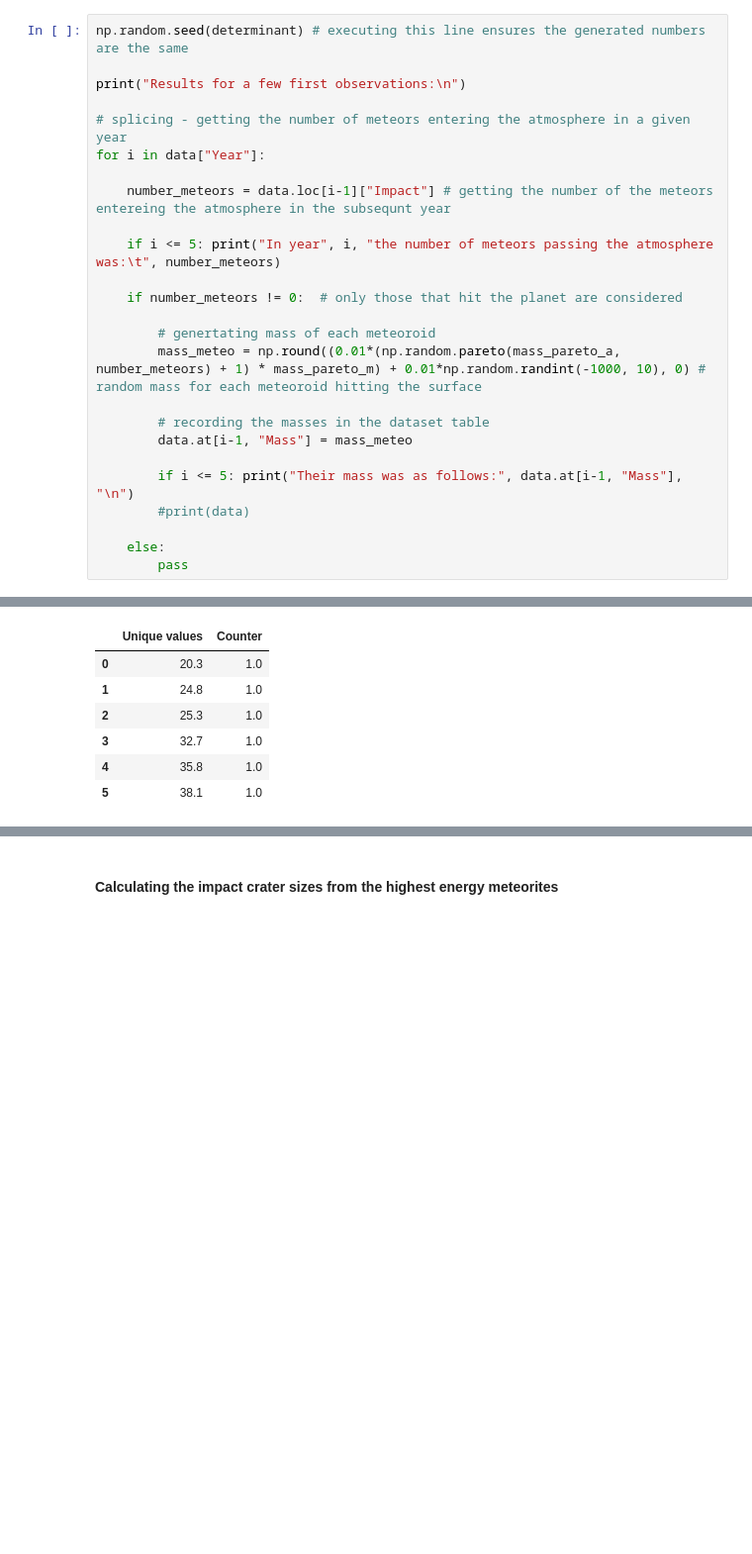
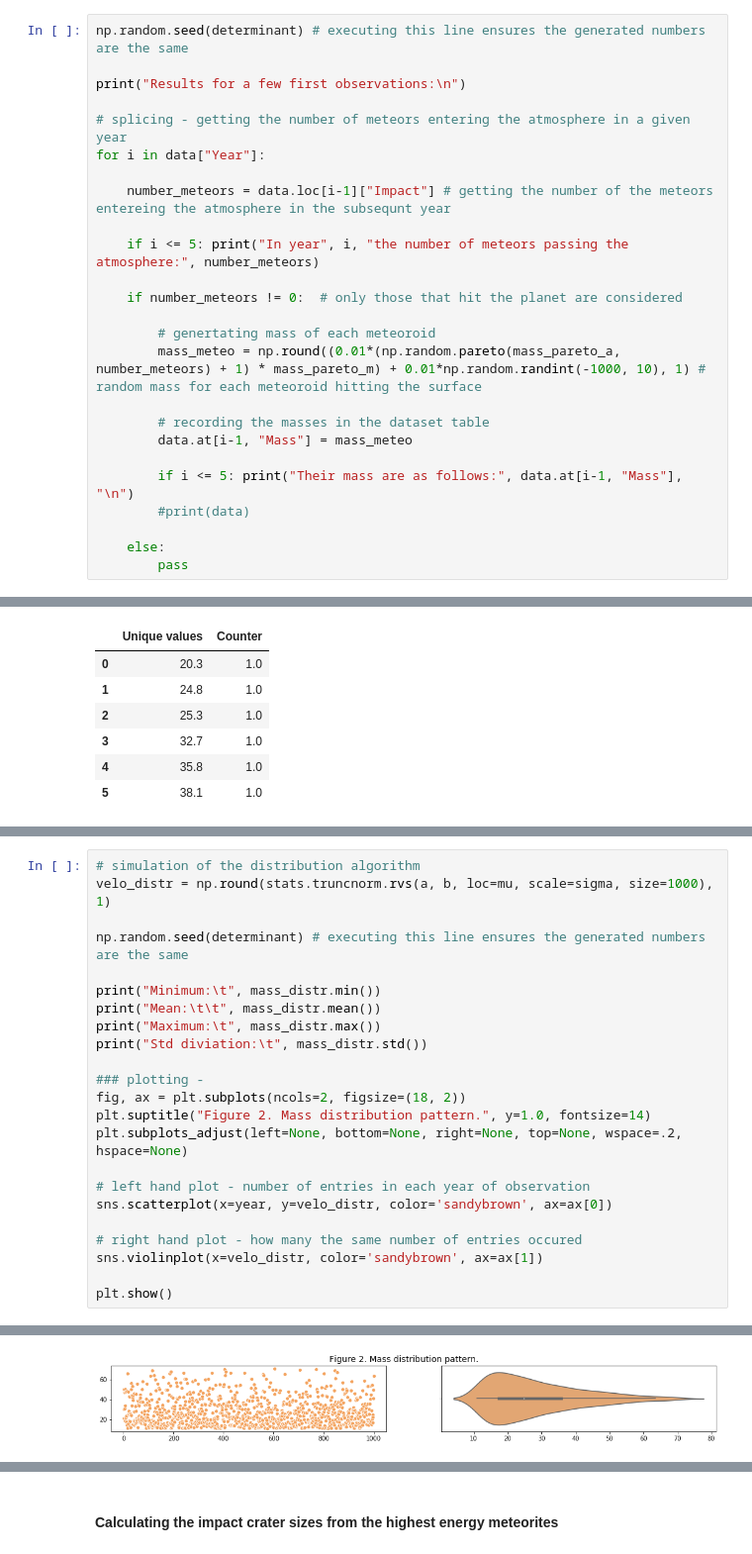
Before and after one commit to andkoc001/data_synthesis, a Jupyter notebook: data_synth_1.ipynb, the cells around one changed output, grey strips where cells are left out. Shown at 99% size. Cells and saved outputs as stored; diff of their text form; blank space fills up the shorter version.

```diff
--- a/data_synth_1.ipynb
+++ b/data_synth_1.ipynb
@@ -339,17 +338,17 @@ for i in data["Year"]:
 
     number_meteors = data.loc[i-1]["Impact"] # getting the number of the meteors entereing the atmosphere in the subsequnt year
 
-    if i <= 5: print("In year", i, "the number of meteors passing the atmosphere was:\t", number_meteors)
+    if i <= 5: print("In year", i, "the number of meteors passing the atmosphere:", number_meteors)
 
     if number_meteors != 0:  # only those that hit the planet are considered
 
         # genertating mass of each meteoroid
-        mass_meteo = np.round((0.01*(np.random.pareto(mass_pareto_a, number_meteors) + 1) * mass_pareto_m) + 0.01*np.random.randint(-1000, 10), 0) # random mass for each meteoroid hitting the surface
+        mass_meteo = np.round((0.01*(np.random.pareto(mass_pareto_a, number_meteors) + 1) * mass_pareto_m) + 0.01*np.random.randint(-1000, 10), 1) # random mass for each meteoroid hitting the surface
 
         # recording the masses in the dataset table
         data.at[i-1, "Mass"] = mass_meteo
 
-        if i <= 5: print("Their mass was as follows:", data.at[i-1, "Mass"], "\n")
+        if i <= 5: print("Their mass are as follows:", data.at[i-1, "Mass"], "\n")
         #print(data)
 
     else:
@@ -452,0 +500,24 @@ Occurrences (what velocities happend to be generated):
+# %%
+# simulation of the distribution algorithm
+velo_distr = np.round(stats.truncnorm.rvs(a, b, loc=mu, scale=sigma, size=1000), 1)
+
+np.random.seed(determinant) # executing this line ensures the generated numbers are the same
+
+print("Minimum:\t", mass_distr.min())
+print("Mean:\t\t", mass_distr.mean())
+print("Maximum:\t", mass_distr.max())
+print("Std diviation:\t", mass_distr.std())
+
+### plotting -
+fig, ax = plt.subplots(ncols=2, figsize=(18, 2))
+plt.suptitle("Figure 2. Mass distribution pattern.", y=1.0, fontsize=14)
+plt.subplots_adjust(left=None, bottom=None, right=None, top=None, wspace=.2, hspace=None)
+
+# left hand plot - number of entries in each year of observation
+sns.scatterplot(x=year, y=velo_distr, color='sandybrown', ax=ax[0])
+
+# right hand plot - how many the same number of entries occured
+sns.violinplot(x=velo_distr, color='sandybrown', ax=ax[1])
+
+plt.show()
+# %% [output]
@@ -453 +528,2 @@ Occurrences (what velocities happend to be generated):
+[figure, added]
 # %% [markdown]
```
Also changed, not shown: parts of 32 cells of this notebook.
